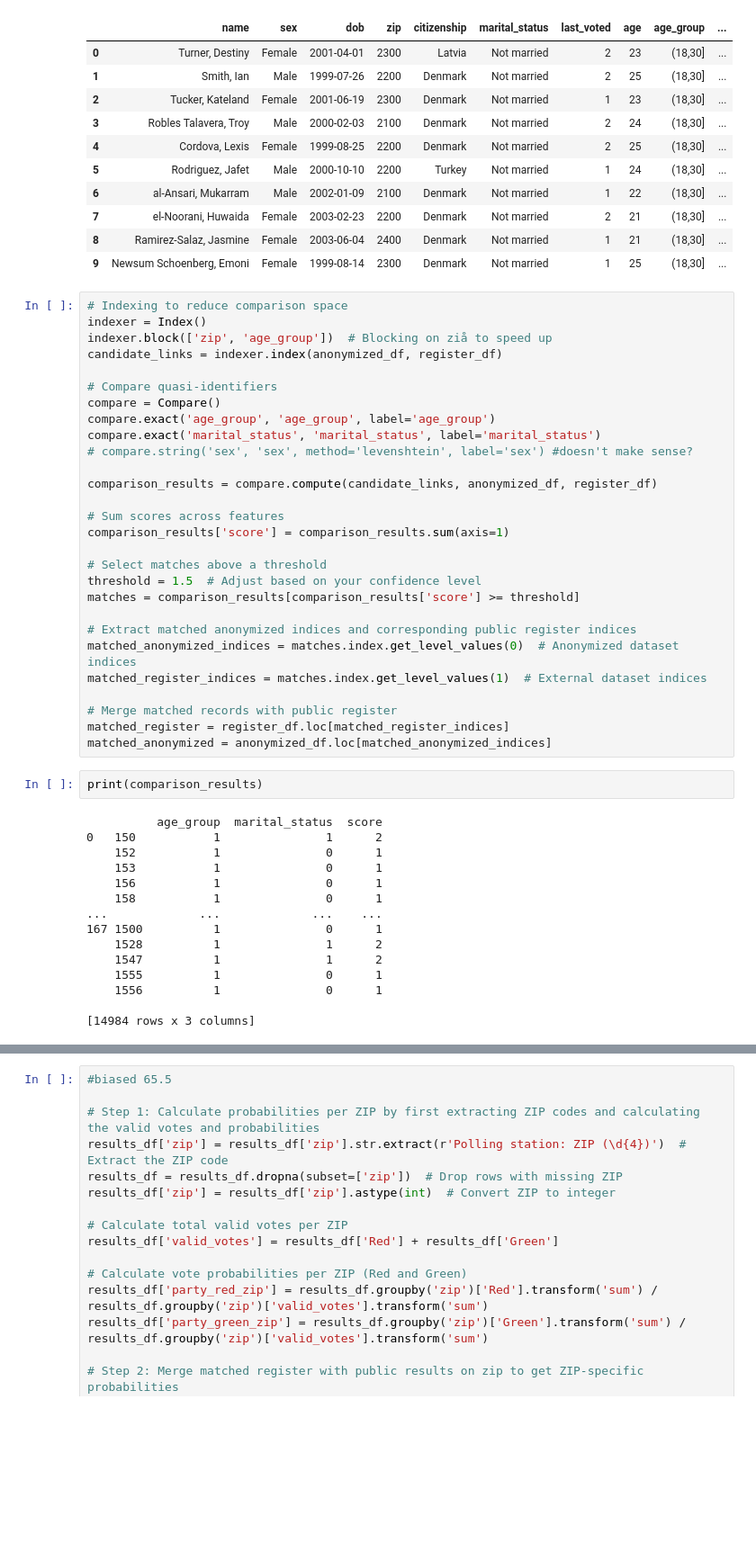
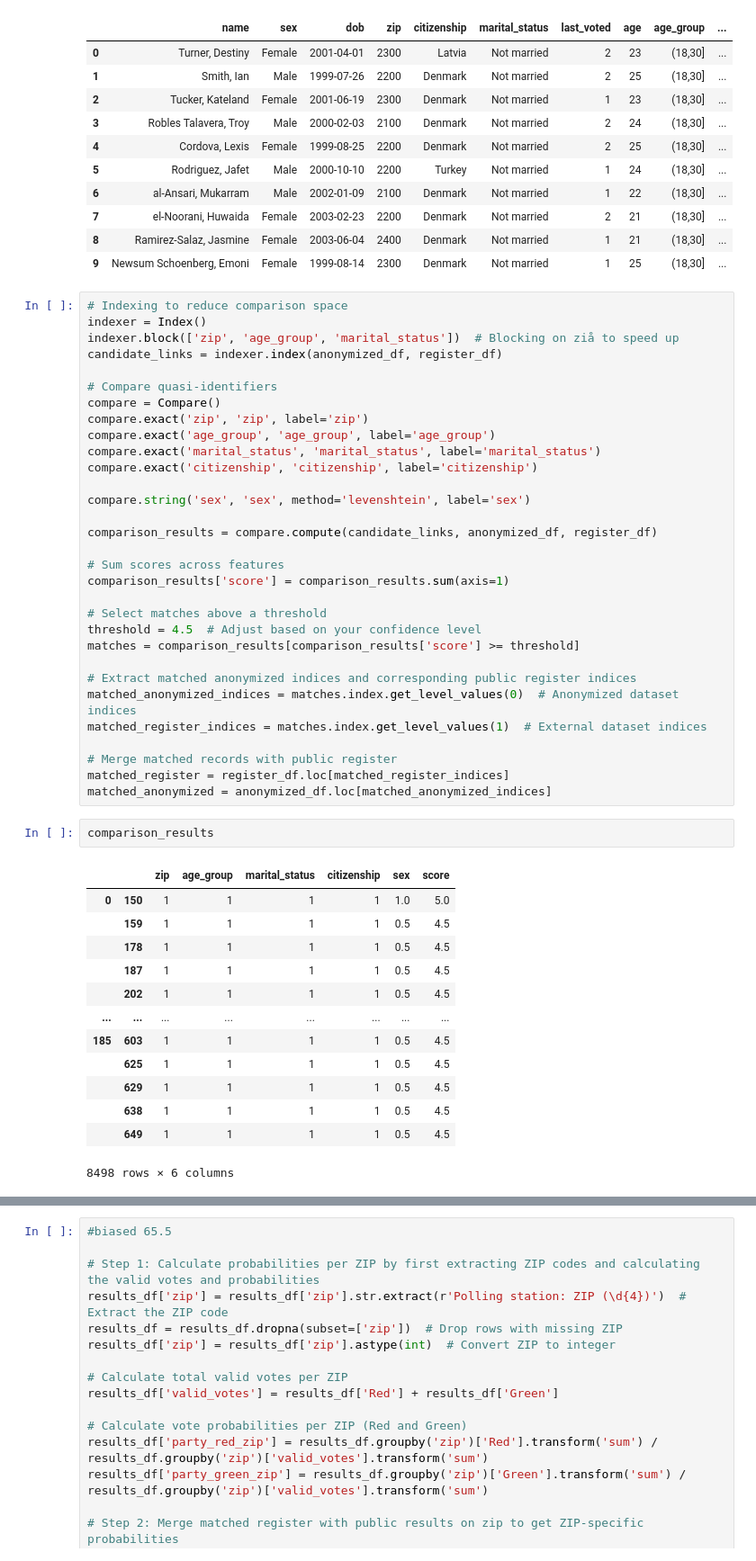
Before and after one commit to ChristianSneffeFleischer/SP_project2024, a Jupyter notebook: Part_2/deanonymization.ipynb, the cells around one changed output, grey strips where cells are left out. Shown at 90% size. Saved outputs shown, nothing was run; the diff lists cells and outputs as text; blank space fills up the shorter version.

```diff
--- a/Part_2/deanonymization.ipynb
+++ b/Part_2/deanonymization.ipynb
@@ -98,14 +98,17 @@ register_df.head(10)
 # %%
 # Indexing to reduce comparison space
 indexer = Index()
-indexer.block(['zip', 'age_group'])  # Blocking on ziå to speed up
+indexer.block(['zip', 'age_group', 'marital_status'])  # Blocking on ziå to speed up
 candidate_links = indexer.index(anonymized_df, register_df)
 
 # Compare quasi-identifiers
 compare = Compare()
+compare.exact('zip', 'zip', label='zip')
 compare.exact('age_group', 'age_group', label='age_group')
 compare.exact('marital_status', 'marital_status', label='marital_status')
-# compare.string('sex', 'sex', method='levenshtein', label='sex') #doesn't make sense?
+compare.exact('citizenship', 'citizenship', label='citizenship')
+
+compare.string('sex', 'sex', method='levenshtein', label='sex')
 
 comparison_results = compare.compute(candidate_links, anonymized_df, register_df)
 
@@ -113,7 +116,7 @@ comparison_results = compare.compute(candidate_links, anonymized_df, register_df
 comparison_results['score'] = comparison_results.sum(axis=1)
 
 # Select matches above a threshold
-threshold = 1.5  # Adjust based on your confidence level
+threshold = 4.5  # Adjust based on your confidence level
 matches = comparison_results[comparison_results['score'] >= threshold]
 
 # Extract matched anonymized indices and corresponding public register indices
@@ -123,23 +126,22 @@ matched_register_indices = matches.index.get_level_values(1)  # External dataset
 # Merge matched records with public register
 matched_register = register_df.loc[matched_register_indices]
 matched_anonymized = anonymized_df.loc[matched_anonymized_indices]
-# %%
-print(comparison_results)
-# %% [output]
-          age_group  marital_status  score
-0   150           1               1      2
-    152           1               0      1
-    153           1               0      1
-    156           1               0      1
-    158           1               0      1
-...             ...             ...    ...
-167 1500          1               0      1
-    1528          1               1      2
-    1547          1               1      2
-    1555          1               0      1
-    1556          1               0      1
-
-[14984 rows x 3 columns]
+# %%
+comparison_results
+# %% [output]
+|  |  | zip | age_group | marital_status | citizenship | sex | score |
+| 0 | 150 | 1 | 1 | 1 | 1 | 1.0 | 5.0 |
+|  | 159 | 1 | 1 | 1 | 1 | 0.5 | 4.5 |
+|  | 178 | 1 | 1 | 1 | 1 | 0.5 | 4.5 |
+|  | 187 | 1 | 1 | 1 | 1 | 0.5 | 4.5 |
+|  | 202 | 1 | 1 | 1 | 1 | 0.5 | 4.5 |
+| ... | ... | ... | ... | ... | ... | ... | ... |
+| 185 | 603 | 1 | 1 | 1 | 1 | 0.5 | 4.5 |
+|  | 625 | 1 | 1 | 1 | 1 | 0.5 | 4.5 |
+|  | 629 | 1 | 1 | 1 | 1 | 0.5 | 4.5 |
+|  | 638 | 1 | 1 | 1 | 1 | 0.5 | 4.5 |
+|  | 649 | 1 | 1 | 1 | 1 | 0.5 | 4.5 |
+8498 rows × 6 columns
 # %%
 print(matched_anonymized)
 # %% [output]
```
Also changed, not shown: parts of 2 cells of this notebook.
